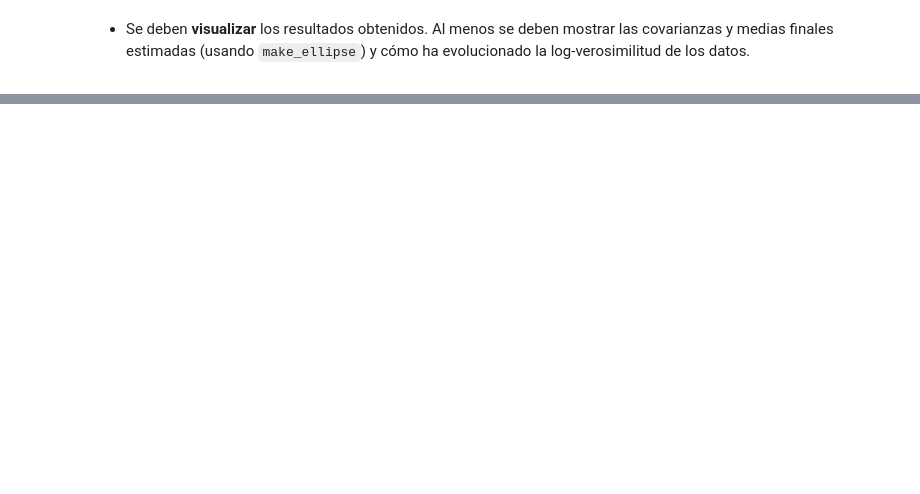
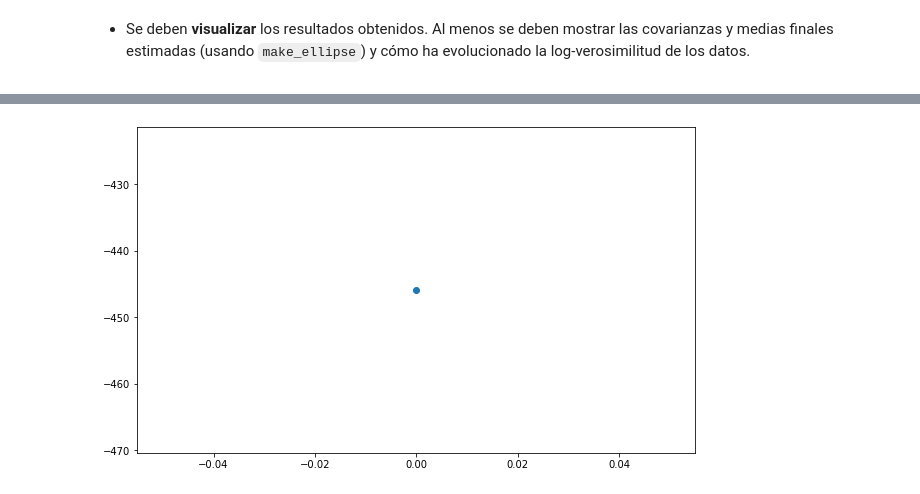
Before and after one commit to fjsaezm/mcd-bayes, a Jupyter notebook: Practica_GMM.ipynb, the cells around one changed output, grey strips where cells are left out. Saved outputs shown, nothing was run; the diff lists cells and outputs as text; code cells hidden in the pictures; blank space fills up the shorter version.

```diff
--- a/Practica_GMM.ipynb
+++ b/Practica_GMM.ipynb
@@ -157,10 +157,26 @@ def make_ellipse(cov, mean, ax, n_std=3.0, **kwargs):
     return ax.add_patch(ellipse)
 # %%
 # Generar datos
-K=3
-X, y = make_blobs(100, centers=K)
-transformation = np.array([[1,0],[0,1]])
+def generate_dataset(rotate=True, K=3, random_state=12345):
+    X, y = make_blobs(100, centers=K, random_state=random_state)
+    transformation = np.identity(2)
+    if rotate:
+        np.random.seed(random_state)
+        transformation = np.array([[ (0.2+np.random.rand())*2,  0.5-np.random.rand()],
+                                       [0.5-np.random.rand(), (0.2+np.random.rand())*2]])
+        for y_k in np.unique(y):
+            X[y==y_k, :] = np.dot(X[y==y_k, :], transformation)
 
-transformation = np.array([[ (0.2+np.random.rand())*2,  0.5-np.random.rand()],
-                           [0.5-np.random.rand(), (0.2+np.random.rand())*2]])
-X[y==y_k,:] = np.dot(X[y==y_k,:], transformation)
+    return X, y, transformation
+
+def plot_elipses(X, y, transformation):
+    fig = plt.figure()
+    for y_k in np.unique(y):
+        plt.scatter(X[y==y_k, 0], X[y==y_k, 1], label=y_k)
+        make_ellipse(transformation, np.mean(X[y==y_k, :], axis=0),
+                     ax=fig.axes[0], facecolor='none',
+                     edgecolor='red')
+
+    fig.axes[0].axis('equal')
+    plt.legend()
+    return fig
@@ -330,0 +356,8 @@ covs
+# %%
+def plot_log_likelihood(gmm):
+    plt.scatter(np.arange(gmm.n_iterations + 1), gmm.log_likelihoods)
+
+
+plot_log_likelihood(gmm)
+# %% [output]
+[figure, added]
```
Also changed, not shown: parts of 11 cells of this notebook.
